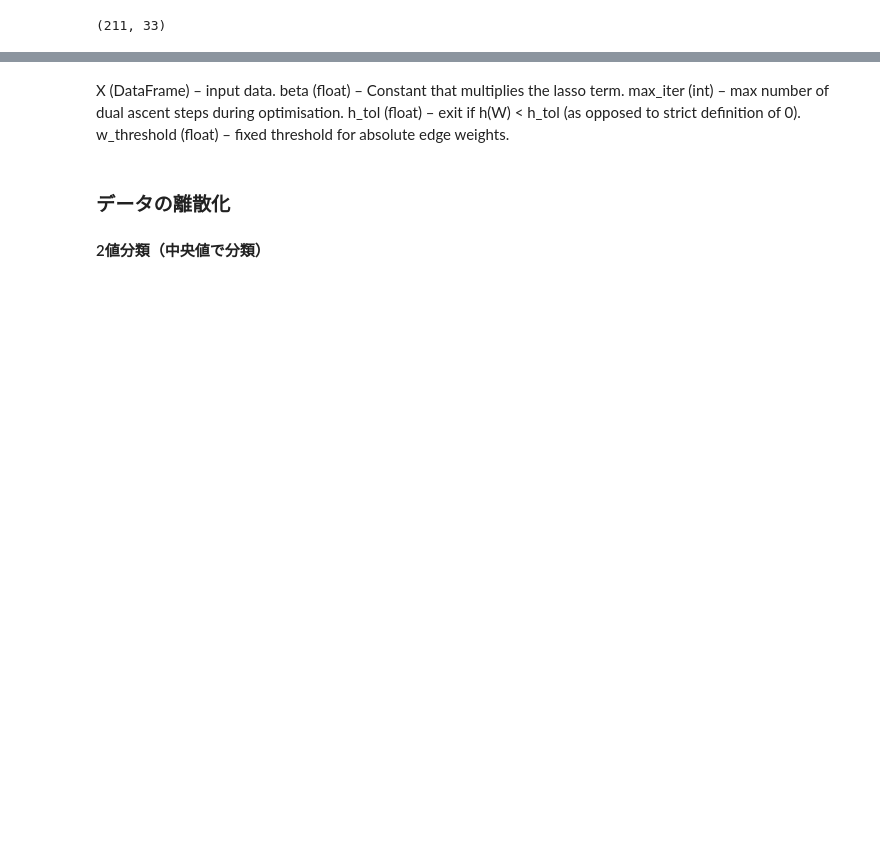
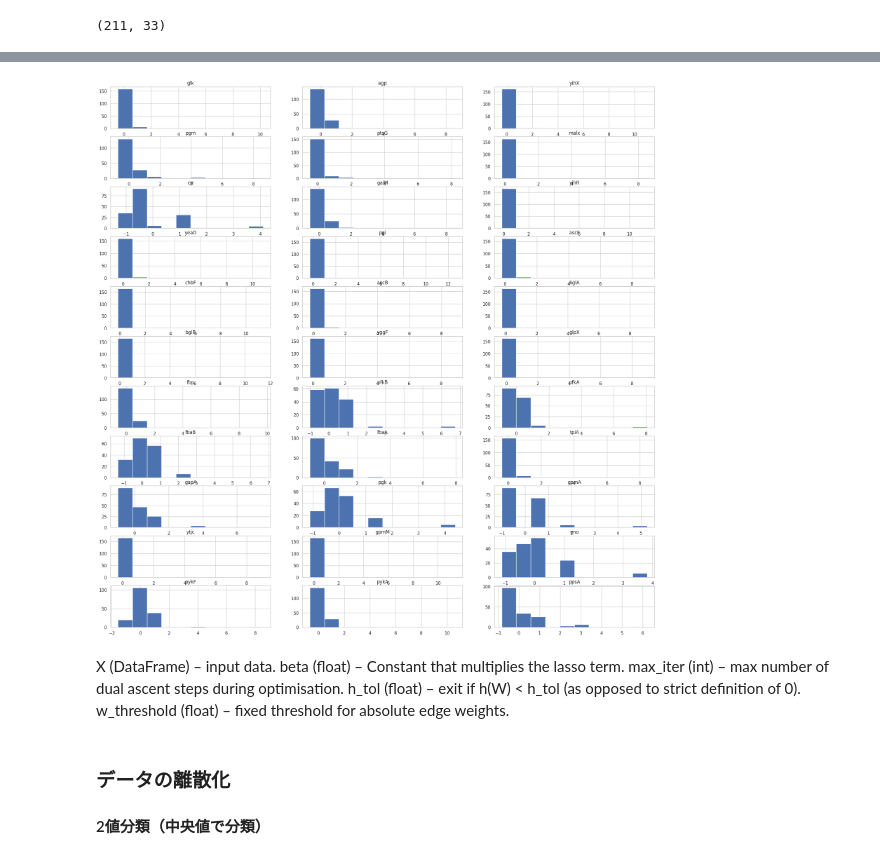
Before and after one commit to SanchanY/bn, a Jupyter notebook: work/notears_lasso.ipynb, the cells around one changed output, grey strips where cells are left out. Drawn from its saved outputs; the diff is of its cells as text; code cells hidden in the pictures; blank space fills up the shorter version.

```diff
--- a/work/notears_lasso.ipynb
+++ b/work/notears_lasso.ipynb
@@ -62,3 +75,16 @@ norm_data.describe()
+# %%
+import pandas as pd
+import seaborn as sns
+import matplotlib.pyplot as plt
+
+fig = plt.figure(figsize=(25, 25))
+
+for i, col in enumerate(norm_data_train.columns):
+    plt.subplot2grid((11, 3), (i//3, i%3))
+    plt.hist(norm_data_train[col])
+    plt.title(col)
+# %% [output]
+[figure, added]
 # %% [markdown]
 X (DataFrame) – input data.
 beta (float) – Constant that multiplies the lasso term.
```
Also changed, not shown: parts of 9 cells of this notebook, 3 other files.
